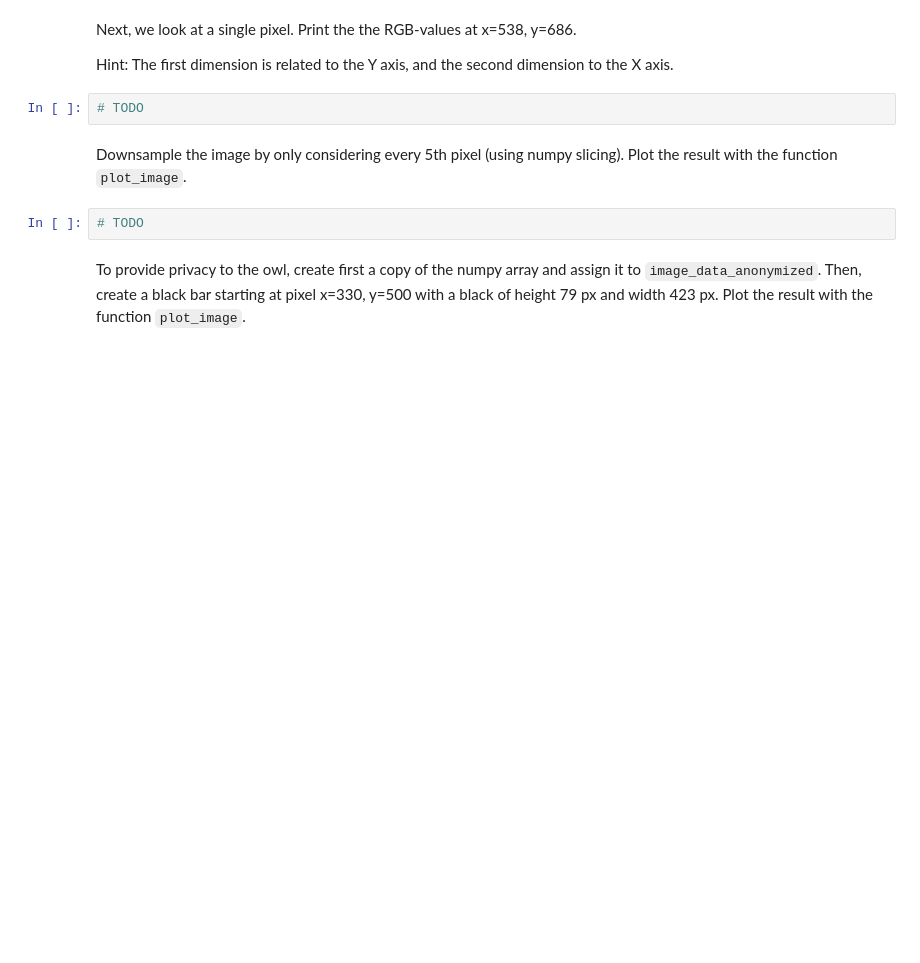
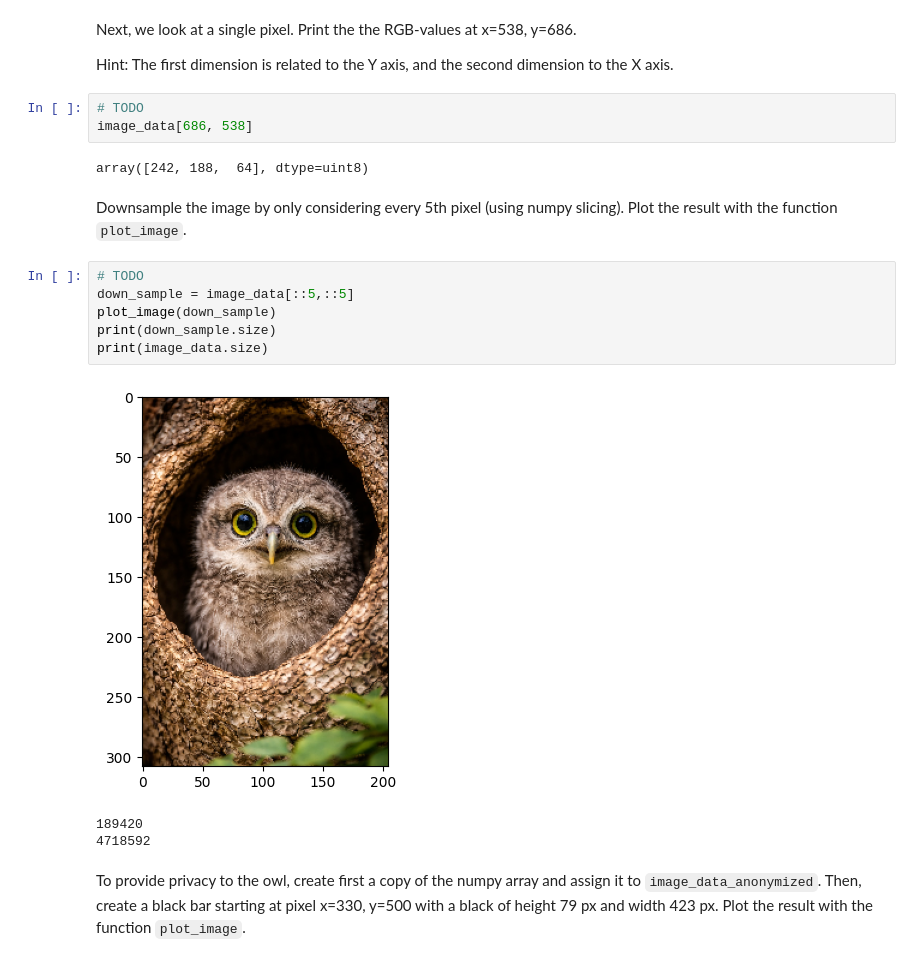
Before and after one commit to andymucyo-ops/Advanced_python_SS2026, a Jupyter notebook: assignments/Assignment03.ipynb, the cells around one changed output. Cells and saved outputs as stored; diff of their text form; blank space fills up the shorter version.

```diff
--- a/assignments/Assignment03.ipynb
+++ b/assignments/Assignment03.ipynb
@@ -116,10 +123,21 @@ Next, we look at a single pixel. Print the the RGB-values at x=538, y=686.
 Hint: The first dimension is related to the Y axis, and the second dimension to the X axis.
 # %%
 # TODO
+image_data[686, 538]
+# %% [output]
+array([242, 188,  64], dtype=uint8)
 # %% [markdown]
 Downsample the image by only considering every 5th pixel (using numpy slicing). Plot the result with the function `plot_image`.
 # %%
 # TODO
+down_sample = image_data[::5,::5]
+plot_image(down_sample)
+print(down_sample.size)
+print(image_data.size)
+# %% [output]
+[figure, added]
+189420
+4718592
 # %% [markdown]
 To provide privacy to the owl, create first a copy of the numpy array and assign it to `image_data_anonymized`. Then, create a black bar starting at pixel x=330, y=500 with a black of height 79 px and width 423 px. Plot the result with the function `plot_image`.
 # %%
```
Also changed, not shown: parts of 6 cells of this notebook.
